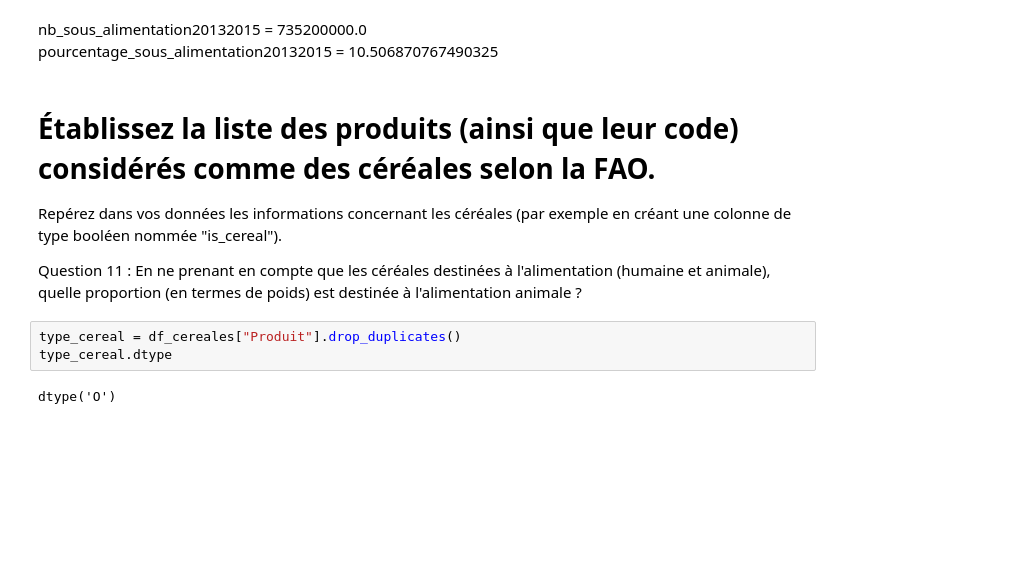
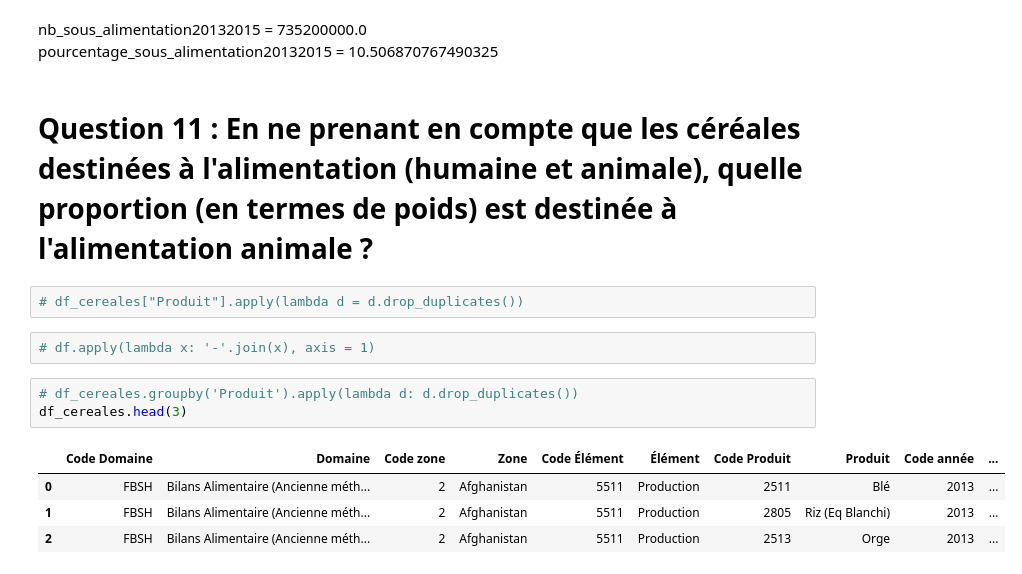
Before and after one commit to boublenza/Formation_OC, a Jupyter notebook: Projet3.ipynb, the cells around one changed output. Drawn from its saved outputs; the diff is of its cells as text; blank space fills up the shorter version.

```diff
--- a/Projet3.ipynb
+++ b/Projet3.ipynb
@@ -541,13 +541,16 @@ pourcentage_sous_alimentation20132015 =  10.506870767490325
 nb_sous_alimentation20132015 =  735200000.0 <br>
 pourcentage_sous_alimentation20132015 =  10.506870767490325
 # %% [markdown]
-# Établissez la liste des produits (ainsi que leur code) considérés comme des céréales selon la FAO.
-
-Repérez dans vos données les informations concernant les céréales (par exemple en créant une colonne de type booléen nommée "is_cereal").
-
-Question 11 : En ne prenant en compte que les céréales destinées à l'alimentation (humaine et animale), quelle proportion (en termes de poids) est destinée à l'alimentation animale ?
+# Question 11 : En ne prenant en compte que les céréales destinées à l'alimentation (humaine et animale), quelle proportion (en termes de poids) est destinée à l'alimentation animale ?
-# %%
-type_cereal = df_cereales["Produit"].drop_duplicates()
-type_cereal.dtype
-# %% [output]
-dtype('O')
+# %%
+# df_cereales["Produit"].apply(lambda d = d.drop_duplicates())
+# %%
+# df.apply(lambda x: '-'.join(x), axis = 1)
+# %%
+# df_cereales.groupby('Produit').apply(lambda d: d.drop_duplicates())
+df_cereales.head(3)
+# %% [output]
+|  | Code Domaine | Domaine | Code zone | Zone | Code Élément | Élément | Code Produit | Produit | Code année | ... |
+| 0 | FBSH | Bilans Alimentaire (Ancienne méth... | 2 | Afghanistan | 5511 | Production | 2511 | Blé | 2013 | ... |
+| 1 | FBSH | Bilans Alimentaire (Ancienne méth... | 2 | Afghanistan | 5511 | Production | 2805 | Riz (Eq Blanchi) | 2013 | ... |
+| 2 | FBSH | Bilans Alimentaire (Ancienne méth... | 2 | Afghanistan | 5511 | Production | 2513 | Orge | 2013 | ... |
```
Also changed, not shown: parts of 9 cells of this notebook.
